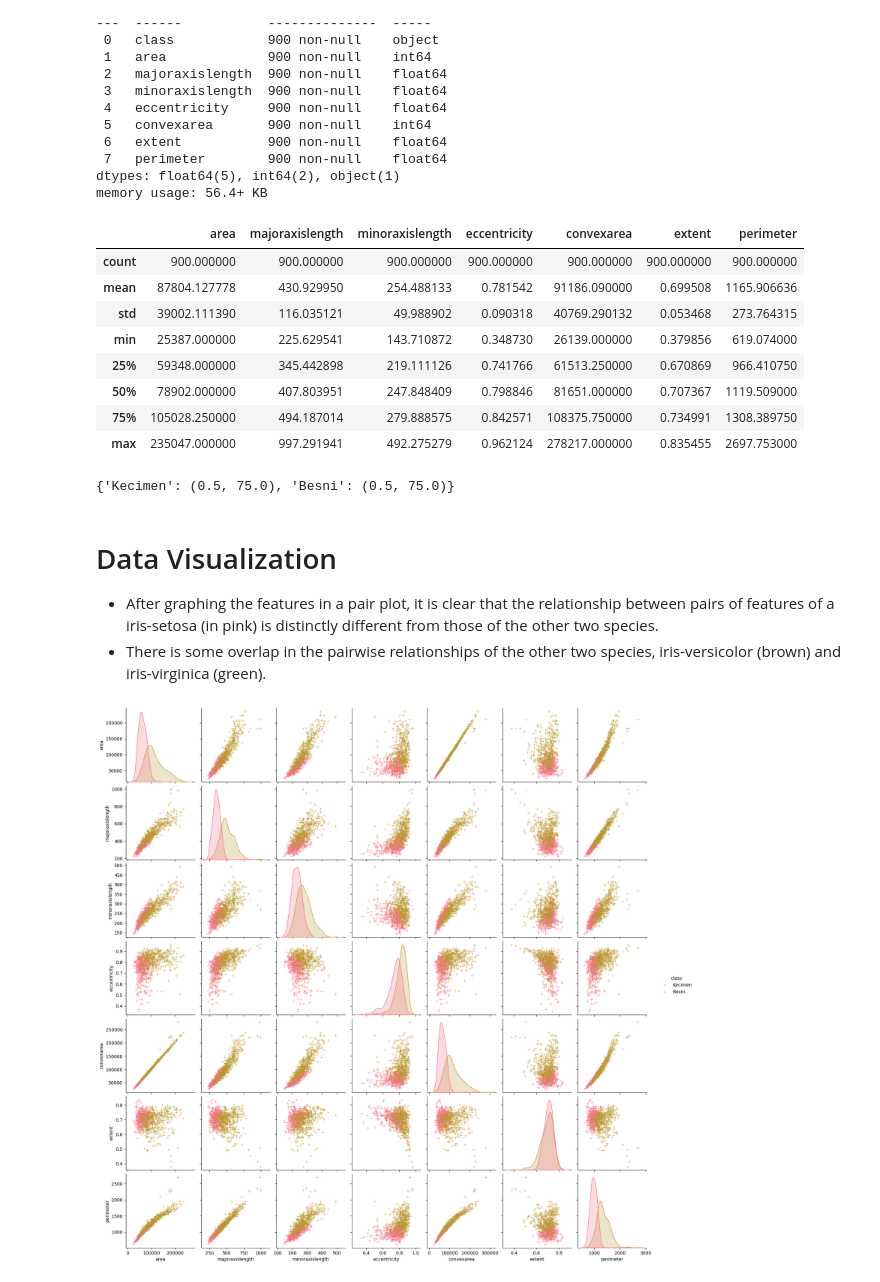
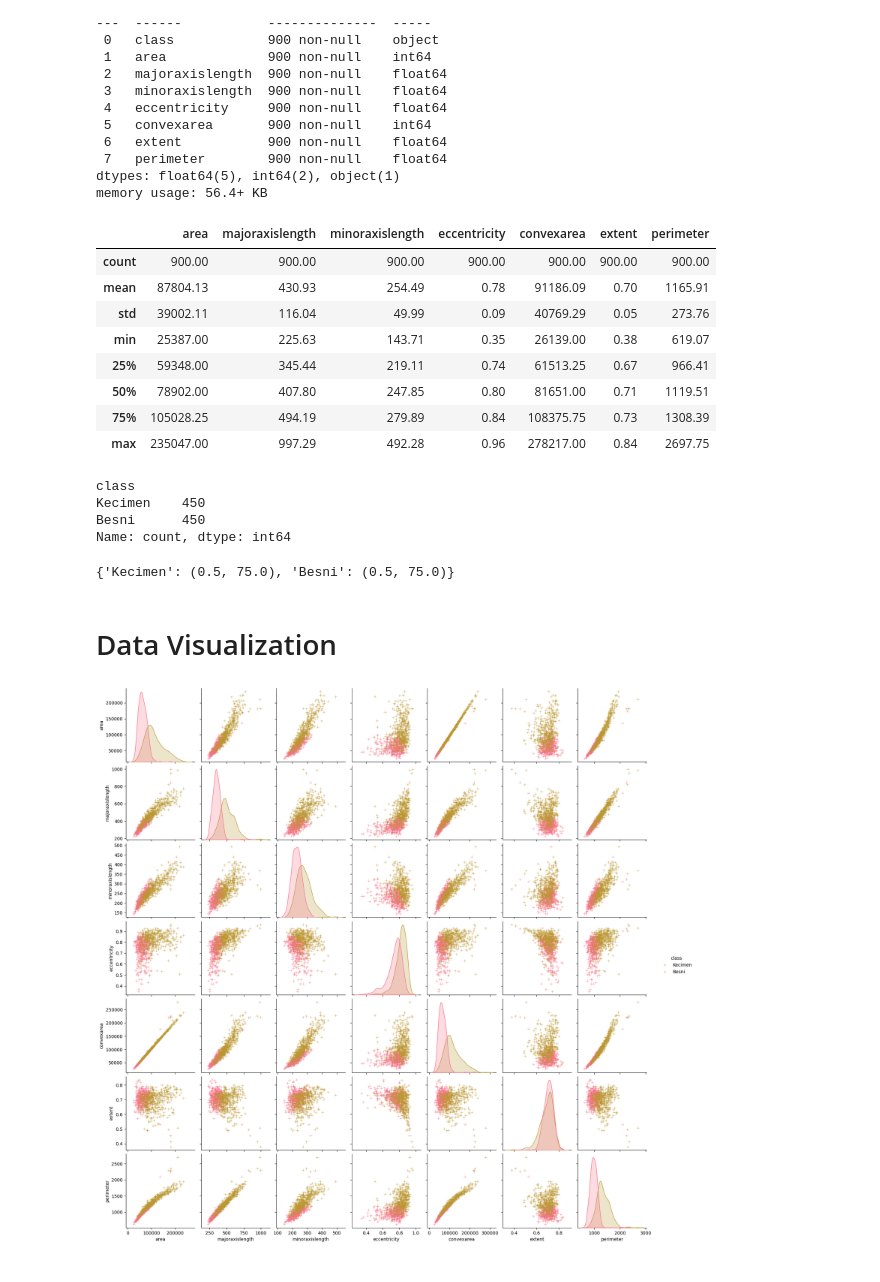
Before and after one commit to kiko-serra/CRAI, a Jupyter notebook: notebooks/raisin.ipynb, the cells around one changed output. Saved outputs shown, nothing was run; the diff lists cells and outputs as text; code cells hidden in the pictures.

```diff
--- a/notebooks/raisin.ipynb
+++ b/notebooks/raisin.ipynb
@@ -49,17 +58,24 @@ Data columns (total 8 columns):
 dtypes: float64(5), int64(2), object(1)
 memory usage: 56.4+ KB
 # %%
-raisin.describe()
+raisin.describe().round(2)
 # %% [output]
 |  | area | majoraxislength | minoraxislength | eccentricity | convexarea | extent | perimeter |
-| count | 900.000000 | 900.000000 | 900.000000 | 900.000000 | 900.000000 | 900.000000 | 900.000000 |
-| mean | 87804.127778 | 430.929950 | 254.488133 | 0.781542 | 91186.090000 | 0.699508 | 1165.906636 |
-| std | 39002.111390 | 116.035121 | 49.988902 | 0.090318 | 40769.290132 | 0.053468 | 273.764315 |
-| min | 25387.000000 | 225.629541 | 143.710872 | 0.348730 | 26139.000000 | 0.379856 | 619.074000 |
-| 25% | 59348.000000 | 345.442898 | 219.111126 | 0.741766 | 61513.250000 | 0.670869 | 966.410750 |
-| 50% | 78902.000000 | 407.803951 | 247.848409 | 0.798846 | 81651.000000 | 0.707367 | 1119.509000 |
-| 75% | 105028.250000 | 494.187014 | 279.888575 | 0.842571 | 108375.750000 | 0.734991 | 1308.389750 |
-| max | 235047.000000 | 997.291941 | 492.275279 | 0.962124 | 278217.000000 | 0.835455 | 2697.753000 |
+| count | 900.00 | 900.00 | 900.00 | 900.00 | 900.00 | 900.00 | 900.00 |
+| mean | 87804.13 | 430.93 | 254.49 | 0.78 | 91186.09 | 0.70 | 1165.91 |
+| std | 39002.11 | 116.04 | 49.99 | 0.09 | 40769.29 | 0.05 | 273.76 |
+| min | 25387.00 | 225.63 | 143.71 | 0.35 | 26139.00 | 0.38 | 619.07 |
+| 25% | 59348.00 | 345.44 | 219.11 | 0.74 | 61513.25 | 0.67 | 966.41 |
+| 50% | 78902.00 | 407.80 | 247.85 | 0.80 | 81651.00 | 0.71 | 1119.51 |
+| 75% | 105028.25 | 494.19 | 279.89 | 0.84 | 108375.75 | 0.73 | 1308.39 |
+| max | 235047.00 | 997.29 | 492.28 | 0.96 | 278217.00 | 0.84 | 2697.75 |
+# %%
+raisin['class'].value_counts()
+# %% [output]
+class
+Kecimen    450
+Besni      450
+Name: count, dtype: int64
 # %%
 # percentage of each class
 raisin['class'].value_counts(normalize=True)
@@ -70,10 +86,8 @@ for i in raisin['class'].value_counts().index:
 class_percentage
 # %% [output]
 {'Kecimen': (0.5, 75.0), 'Besni': (0.5, 75.0)}
-# %% [markdown]
-# Data Visualization
-- After graphing the features in a pair plot, it is clear that the relationship between pairs of features of a iris-setosa (in pink) is distinctly different from those of the other two species.
-- There is some overlap in the pairwise relationships of the other two species, iris-versicolor (brown) and iris-virginica (green).
+# %% [markdown]
+# Data Visualization
 # %%
 g = sns.pairplot(data, hue='class', markers='+')
 plt.show()
```
Also changed, not shown: parts of 8 cells of this notebook, 10 other files.
